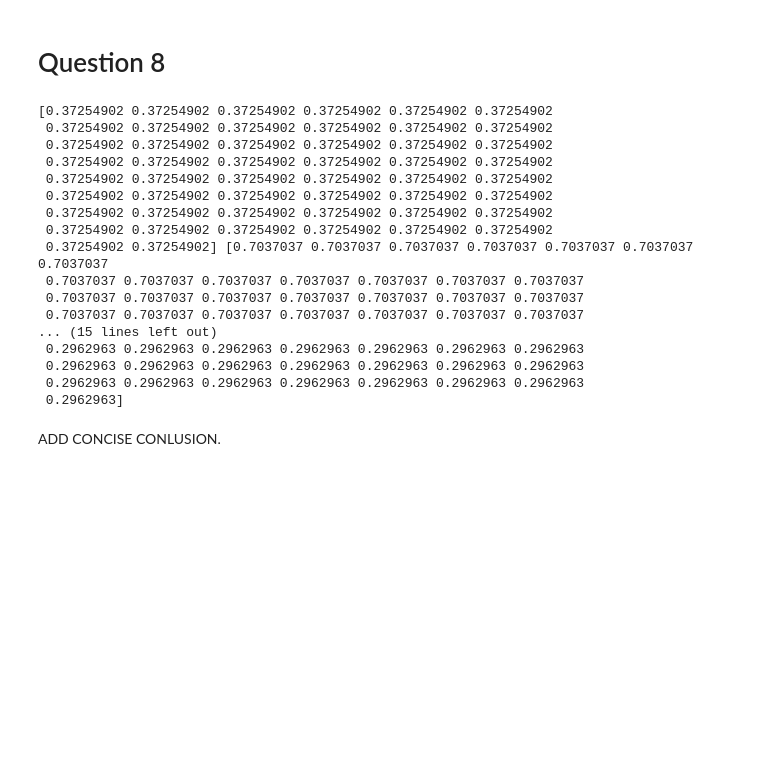
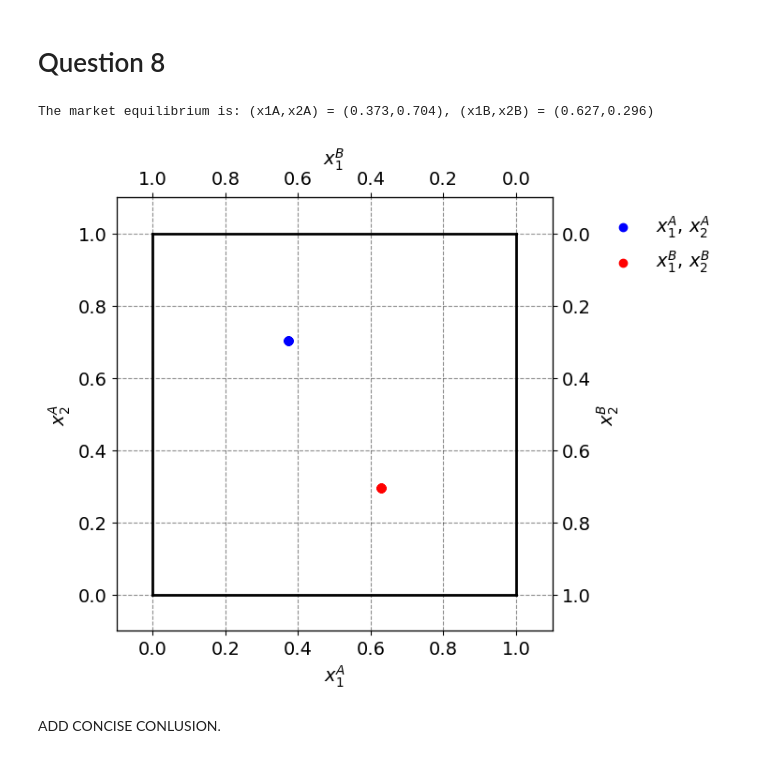
Before and after one commit to NumEconCopenhagen/projects-2024-mikkel-thomas, a Jupyter notebook: inauguralproject/inauguralproject.ipynb, the cells around one changed output. Saved outputs shown, nothing was run; the diff lists cells and outputs as text; code cells hidden in the pictures; blank space fills up the shorter version.

```diff
--- a/inauguralproject/inauguralproject.ipynb
+++ b/inauguralproject/inauguralproject.ipynb
@@ -268,26 +262,42 @@ WA2 = np.random.uniform(size=N_uniform)
 W_uniform = [(w1A, w2A) for w1A, w2A in zip(WA1, WA2)]
 # %% [markdown]
 # Question 8
-# %%
-x1A_eq, x2A_eq, X1B_eq, X2B_eq = model.solve_market_equilibrium(WA1)
-print(x1A_eq, x2A_eq, X1B_eq, X2B_eq)
-# %% [output]
-[0.37254902 0.37254902 0.37254902 0.37254902 0.37254902 0.37254902
- 0.37254902 0.37254902 0.37254902 0.37254902 0.37254902 0.37254902
- 0.37254902 0.37254902 0.37254902 0.37254902 0.37254902 0.37254902
- 0.37254902 0.37254902 0.37254902 0.37254902 0.37254902 0.37254902
- 0.37254902 0.37254902 0.37254902 0.37254902 0.37254902 0.37254902
- 0.37254902 0.37254902 0.37254902 0.37254902 0.37254902 0.37254902
- 0.37254902 0.37254902 0.37254902 0.37254902 0.37254902 0.37254902
- 0.37254902 0.37254902 0.37254902 0.37254902 0.37254902 0.37254902
- 0.37254902 0.37254902] [0.7037037 0.7037037 0.7037037 0.7037037 0.7037037 0.7037037 0.7037037
- 0.7037037 0.7037037 0.7037037 0.7037037 0.7037037 0.7037037 0.7037037
- 0.7037037 0.7037037 0.7037037 0.7037037 0.7037037 0.7037037 0.7037037
- 0.7037037 0.7037037 0.7037037 0.7037037 0.7037037 0.7037037 0.7037037
-... (15 lines left out)
- 0.2962963 0.2962963 0.2962963 0.2962963 0.2962963 0.2962963 0.2962963
- 0.2962963 0.2962963 0.2962963 0.2962963 0.2962963 0.2962963 0.2962963
- 0.2962963 0.2962963 0.2962963 0.2962963 0.2962963 0.2962963 0.2962963
- 0.2962963]
+# %%
+x1A_eq, x2A_eq, X1B_eq, X2B_eq = model.solve_market_equilibrium(WA1)
+print(f'The market equilibrium is: (x1A,x2A) = ({x1A_eq[0]:.3f},{x2A_eq[0]:.3f}), (x1B,x2B) = ({X1B_eq[0]:.3f},{X2B_eq[0]:.3f})')
+
+# a. figure set up
+fig = plt.figure(frameon=True,figsize=(6,6), dpi=100)
+ax_A = fig.add_subplot(1, 1, 1)
+
+ax_A.set_xlabel("$x_1^A$")
+ax_A.set_ylabel("$x_2^A$")
+
+temp = ax_A.twinx()
+temp.set_ylabel("$x_2^B$")
+ax_B = temp.twiny()
+ax_B.set_xlabel("$x_1^B$")
+ax_B.invert_xaxis()
+ax_B.invert_yaxis()
+
+# b. scatter plot for equilibrium allocations
+ax_A.scatter(x1A_eq, x2A_eq,marker='o',color='blue',label='$x_1^A$, $x_2^A$')
+ax_A.scatter(X1B_eq, X2B_eq,marker='o',color='red',label='$x_1^B$, $x_2^B$')
+
+# c. limits
+ax_A.plot([0,w1bar],[0,0],lw=2,color='black')
+ax_A.plot([0,w1bar],[w2bar,w2bar],lw=2,color='black')
+ax_A.plot([0,0],[0,w2bar],lw=2,color='black')
+ax_A.plot([w1bar,w1bar],[0,w2bar],lw=2,color='black')
+
+ax_A.set_xlim([-0.1, w1bar + 0.1])
+ax_A.set_ylim([-0.1, w2bar + 0.1])
+ax_B.set_xlim([w1bar + 0.1, -0.1])
+ax_B.set_ylim([w2bar + 0.1, -0.1])
+
+ax_A.legend(frameon=False,loc='upper right',bbox_to_anchor=(1.4,1.0));
+# %% [output]
+The market equilibrium is: (x1A,x2A) = (0.373,0.704), (x1B,x2B) = (0.627,0.296)
+[figure, added]
 # %% [markdown]
 ADD CONCISE CONLUSION.
```
Also changed, not shown: parts of 1 cell of this notebook.
